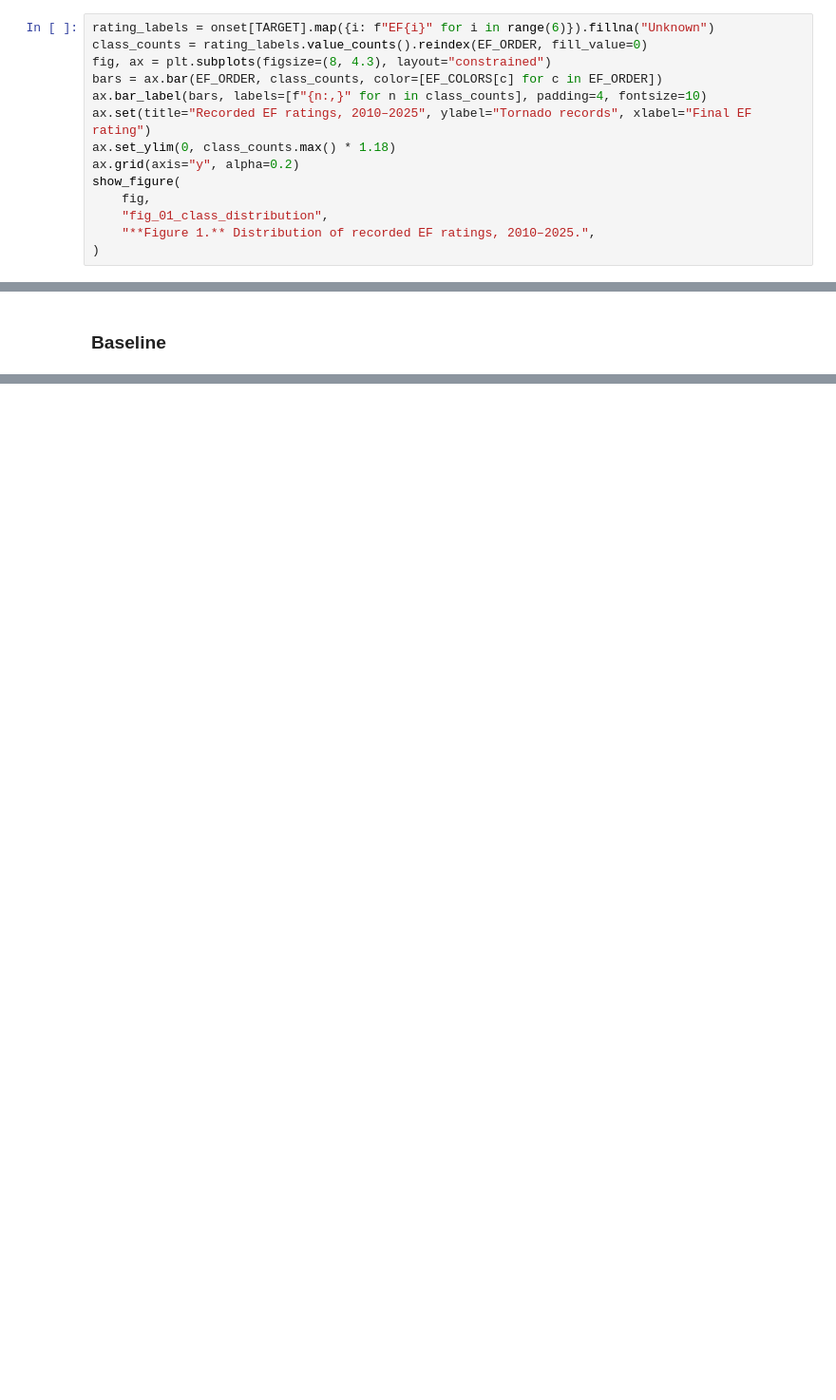
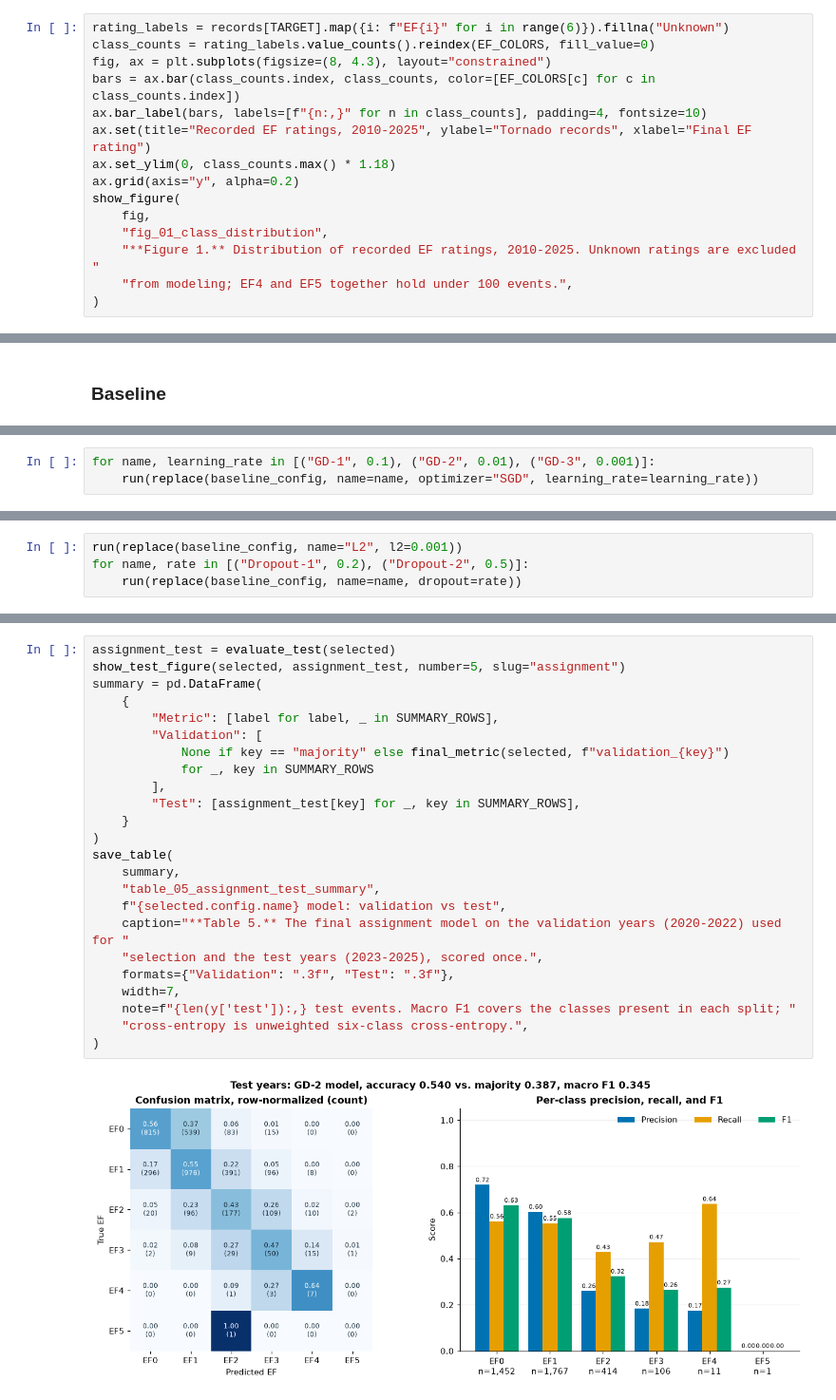
Before and after one commit to jakeryderv/tornado-severity-analysis, a Jupyter notebook: notebook.ipynb, the cells around one changed output, grey strips where cells are left out. Shown at 95% size. Drawn from its saved outputs; the diff is of its cells as text; blank space fills up the shorter version.

```diff
--- a/notebook.ipynb
+++ b/notebook.ipynb
@@ -598,16 +244,17 @@ pd.testing.assert_frame_equal(
 # %%
-rating_labels = onset[TARGET].map({i: f"EF{i}" for i in range(6)}).fillna("Unknown")
-class_counts = rating_labels.value_counts().reindex(EF_ORDER, fill_value=0)
+rating_labels = records[TARGET].map({i: f"EF{i}" for i in range(6)}).fillna("Unknown")
+class_counts = rating_labels.value_counts().reindex(EF_COLORS, fill_value=0)
 fig, ax = plt.subplots(figsize=(8, 4.3), layout="constrained")
-bars = ax.bar(EF_ORDER, class_counts, color=[EF_COLORS[c] for c in EF_ORDER])
+bars = ax.bar(class_counts.index, class_counts, color=[EF_COLORS[c] for c in class_counts.index])
 ax.bar_label(bars, labels=[f"{n:,}" for n in class_counts], padding=4, fontsize=10)
-ax.set(title="Recorded EF ratings, 2010–2025", ylabel="Tornado records", xlabel="Final EF rating")
+ax.set(title="Recorded EF ratings, 2010-2025", ylabel="Tornado records", xlabel="Final EF rating")
 ax.set_ylim(0, class_counts.max() * 1.18)
 ax.grid(axis="y", alpha=0.2)
 show_figure(
     fig,
     "fig_01_class_distribution",
-    "**Figure 1.** Distribution of recorded EF ratings, 2010–2025.",
+    "**Figure 1.** Distribution of recorded EF ratings, 2010-2025. Unknown ratings are excluded "
+    "from modeling; EF4 and EF5 together hold under 100 events.",
 )
 # %% [output]
 [figure]
@@ -2069,0 +882,3 @@ associations; disagreement alone does not establish causation or an incorrect EF
+# %%
+for name, learning_rate in [("GD-1", 0.1), ("GD-2", 0.01), ("GD-3", 0.001)]:
+    run(replace(baseline_config, name=name, optimizer="SGD", learning_rate=learning_rate))
@@ -2069,0 +896,4 @@ associations; disagreement alone does not establish causation or an incorrect EF
+# %%
+run(replace(baseline_config, name="L2", l2=0.001))
+for name, rate in [("Dropout-1", 0.2), ("Dropout-2", 0.5)]:
+    run(replace(baseline_config, name=name, dropout=rate))
@@ -2069,0 +995,26 @@ associations; disagreement alone does not establish causation or an incorrect EF
+# %%
+assignment_test = evaluate_test(selected)
+show_test_figure(selected, assignment_test, number=5, slug="assignment")
+summary = pd.DataFrame(
+    {
+        "Metric": [label for label, _ in SUMMARY_ROWS],
+        "Validation": [
+            None if key == "majority" else final_metric(selected, f"validation_{key}")
+            for _, key in SUMMARY_ROWS
+        ],
+        "Test": [assignment_test[key] for _, key in SUMMARY_ROWS],
+    }
+)
+save_table(
+    summary,
+    "table_05_assignment_test_summary",
+    f"{selected.config.name} model: validation vs test",
+    caption="**Table 5.** The final assignment model on the validation years (2020-2022) used for "
+    "selection and the test years (2023-2025), scored once.",
+    formats={"Validation": ".3f", "Test": ".3f"},
+    width=7,
+    note=f"{len(y['test']):,} test events. Macro F1 covers the classes present in each split; "
+    "cross-entropy is unweighted six-class cross-entropy.",
+)
+# %% [output]
+[figure, added]
```
Also changed, not shown: parts of 88 cells of this notebook, 59 other files.
